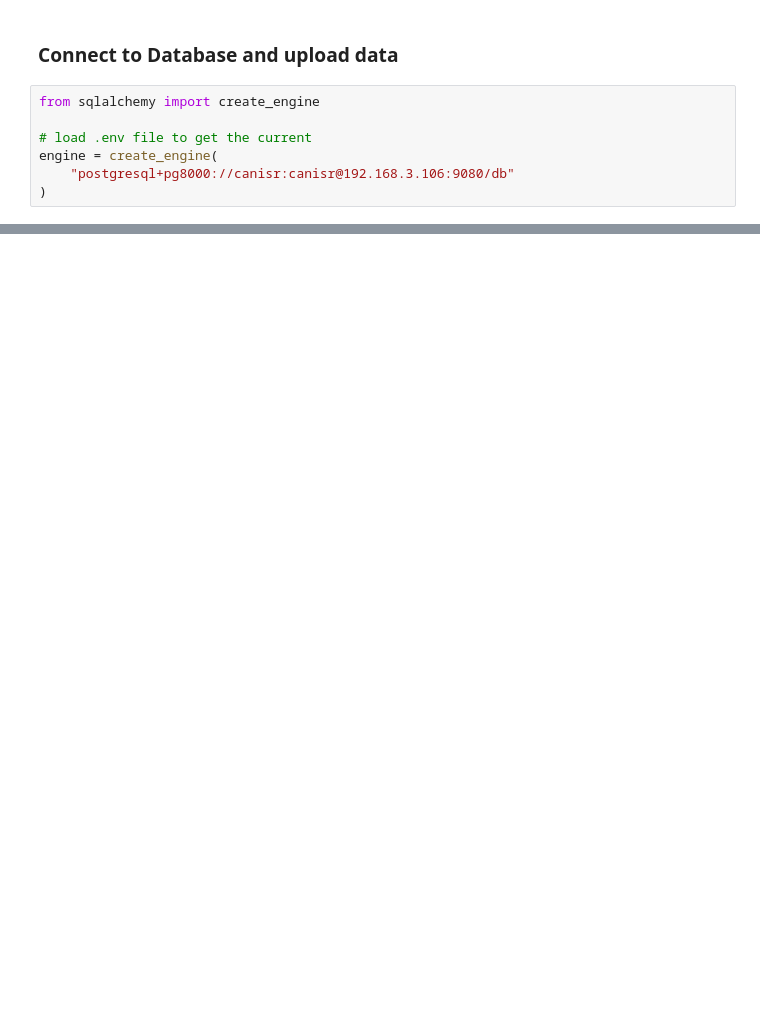
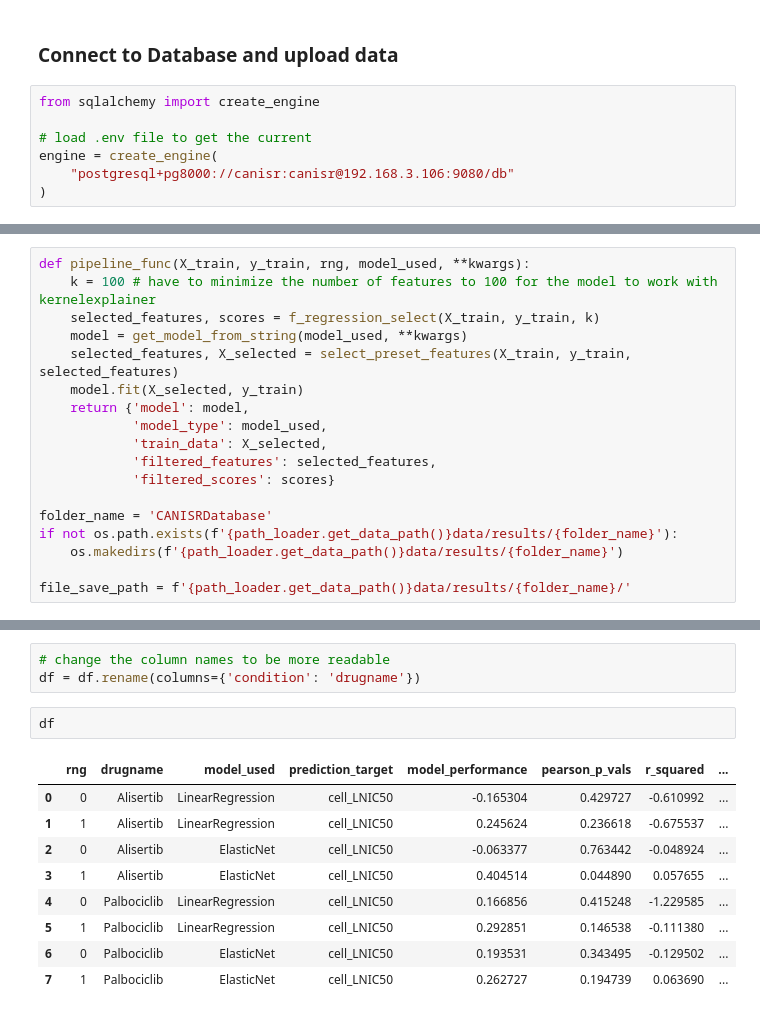
Before and after one commit to AnEvilBurrito/ode-biomarker-project, a Jupyter notebook: project-canisr/AN01_read_all_drugs.ipynb, the cells around one changed output, grey strips where cells are left out. Drawn from its saved outputs; the diff is of its cells as text; blank space fills up the shorter version.

```diff
--- a/project-canisr/AN01_read_all_drugs.ipynb
+++ b/project-canisr/AN01_read_all_drugs.ipynb
@@ -392,0 +313,18 @@ plt.show()
+# %%
+def pipeline_func(X_train, y_train, rng, model_used, **kwargs):
+    k = 100 # have to minimize the number of features to 100 for the model to work with kernelexplainer
+    selected_features, scores = f_regression_select(X_train, y_train, k)
+    model = get_model_from_string(model_used, **kwargs)
+    selected_features, X_selected = select_preset_features(X_train, y_train, selected_features)
+    model.fit(X_selected, y_train)
+    return {'model': model,
+            'model_type': model_used,
+            'train_data': X_selected,
+            'filtered_features': selected_features,
+            'filtered_scores': scores}
+
+folder_name = 'CANISRDatabase'
+if not os.path.exists(f'{path_loader.get_data_path()}data/results/{folder_name}'):
+    os.makedirs(f'{path_loader.get_data_path()}data/results/{folder_name}')
+
+file_save_path = f'{path_loader.get_data_path()}data/results/{folder_name}/'
@@ -392,0 +414,15 @@ plt.show()
+# %%
+# change the column names to be more readable
+df = df.rename(columns={'condition': 'drugname'})
+# %%
+df
+# %% [output]
+|  | rng | drugname | model_used | prediction_target | model_performance | pearson_p_vals | r_squared | ... |
+| 0 | 0 | Alisertib | LinearRegression | cell_LNIC50 | -0.165304 | 0.429727 | -0.610992 | ... |
+| 1 | 1 | Alisertib | LinearRegression | cell_LNIC50 | 0.245624 | 0.236618 | -0.675537 | ... |
+| 2 | 0 | Alisertib | ElasticNet | cell_LNIC50 | -0.063377 | 0.763442 | -0.048924 | ... |
+| 3 | 1 | Alisertib | ElasticNet | cell_LNIC50 | 0.404514 | 0.044890 | 0.057655 | ... |
+| 4 | 0 | Palbociclib | LinearRegression | cell_LNIC50 | 0.166856 | 0.415248 | -1.229585 | ... |
+| 5 | 1 | Palbociclib | LinearRegression | cell_LNIC50 | 0.292851 | 0.146538 | -0.111380 | ... |
+| 6 | 0 | Palbociclib | ElasticNet | cell_LNIC50 | 0.193531 | 0.343495 | -0.129502 | ... |
+| 7 | 1 | Palbociclib | ElasticNet | cell_LNIC50 | 0.262727 | 0.194739 | 0.063690 | ... |
```
Also changed, not shown: parts of 22 cells of this notebook, 2 other files.
